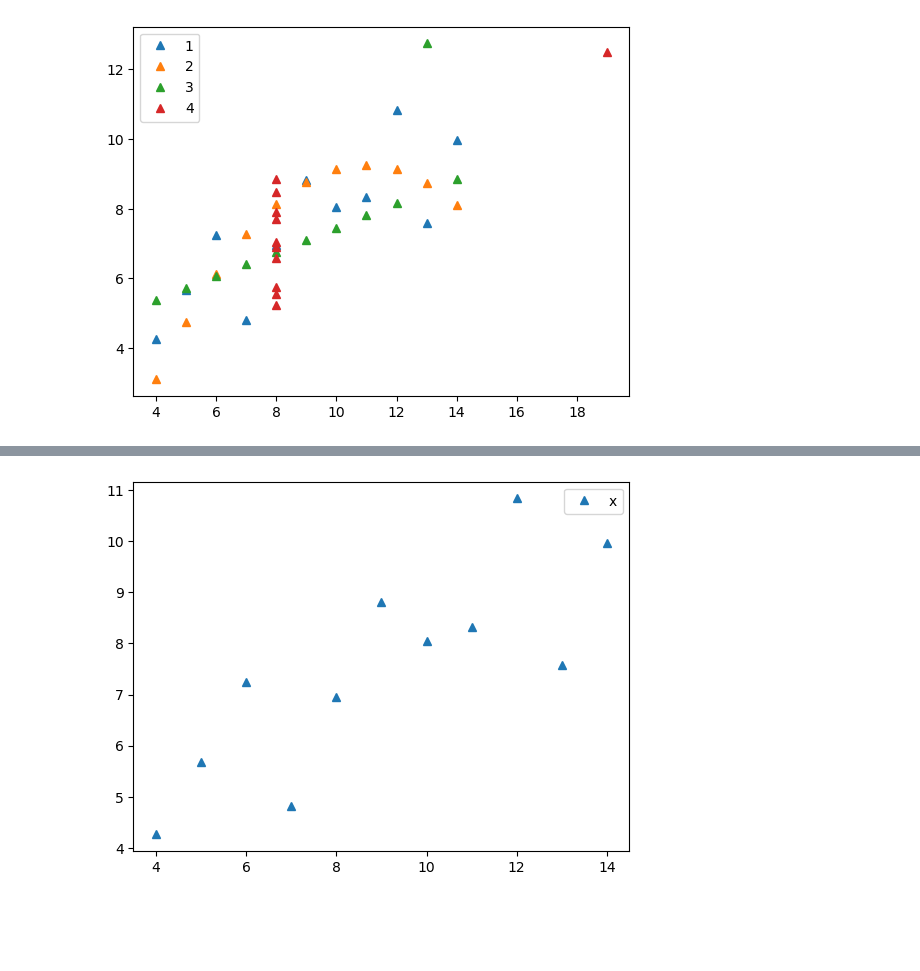
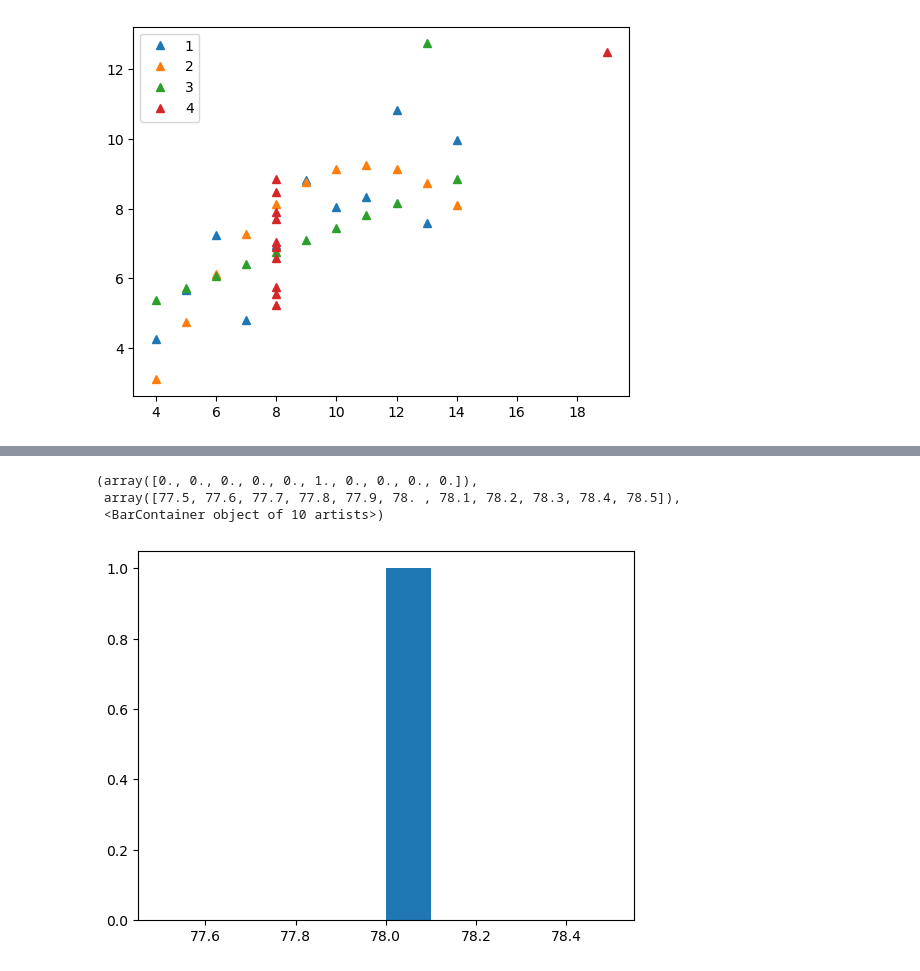
Before and after one commit to Clear-head/hipython_repo, a Jupyter notebook: 17_시각화.ipynb, the cells around one changed output, grey strips where cells are left out. Drawn from its saved outputs; the diff is of its cells as text; code cells hidden in the pictures; blank space fills up the shorter version.

```diff
--- a/17_시각화.ipynb
+++ b/17_시각화.ipynb
@@ -94,6 +120,9 @@ plt.plot(d4['x'], d4['y'], '^', label = 4)
 # %%
-plt.plot(d1['x'], d1['y'], "^", label="asd")
-plt.legend(['x', 'y'])
-plt.show()
+from numpy import random
-# %% [output]
-[figure, removed]
+# %%
+plt.hist(random.randint(100))
+# %% [output]
+(array([0., 0., 0., 0., 0., 1., 0., 0., 0., 0.]),
+ array([77.5, 77.6, 77.7, 77.8, 77.9, 78. , 78.1, 78.2, 78.3, 78.4, 78.5]),
+ <BarContainer object of 10 artists>)
+[figure, added]
```
Also changed, not shown: parts of 2 cells of this notebook.
